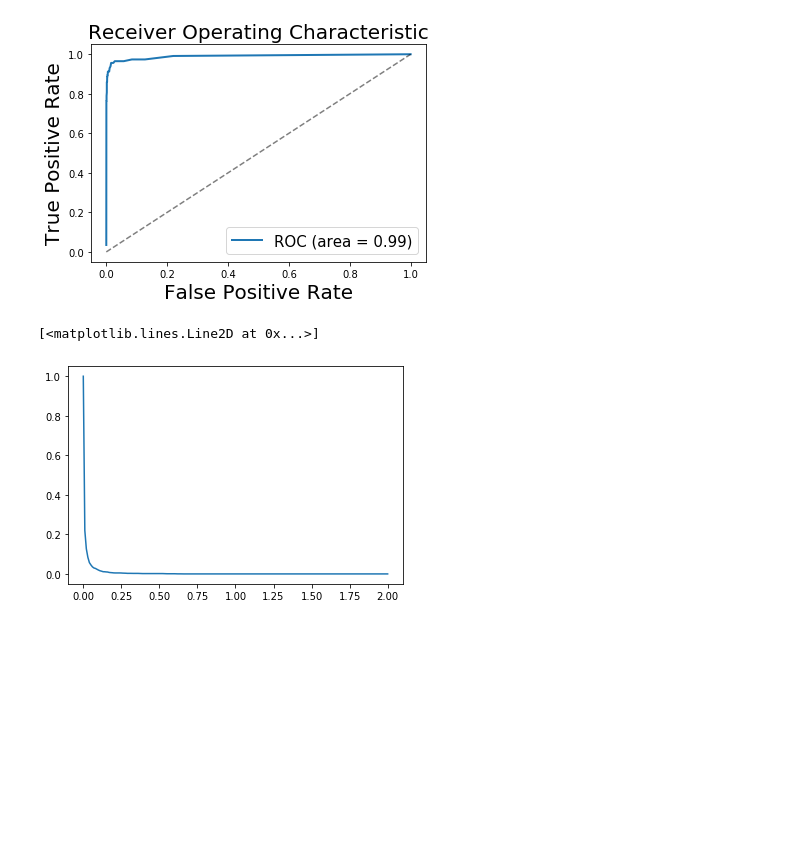
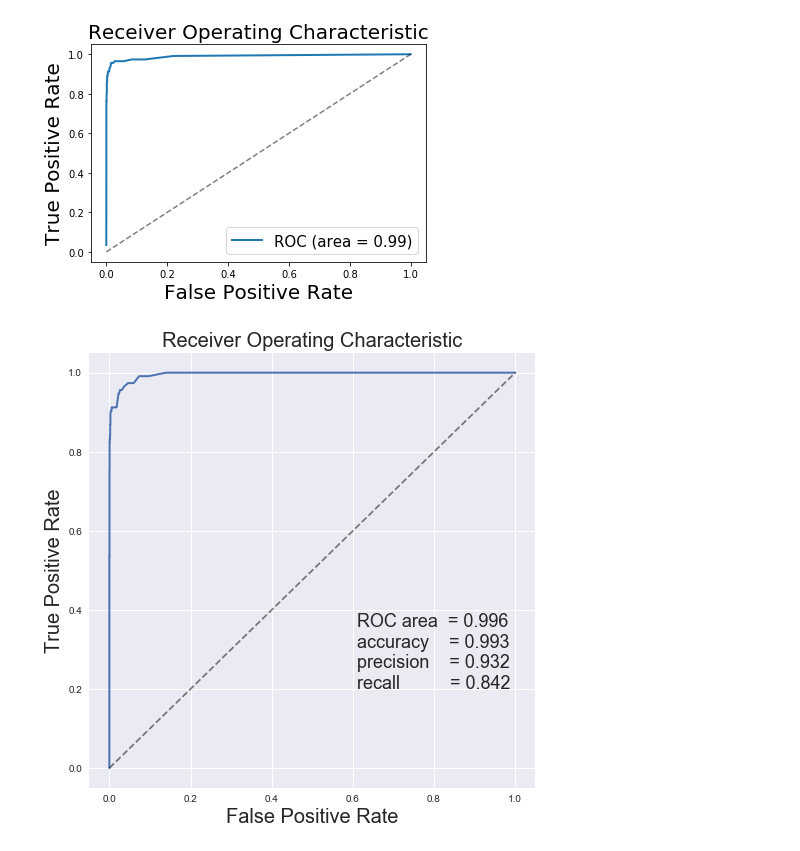
Before and after one commit to josephshanks/fraud-detector, a Jupyter notebook: model/RF_Model.ipynb, the cells around one changed output. Saved outputs shown, nothing was run; the diff lists cells and outputs as text; code cells hidden in the pictures; blank space fills up the shorter version.

Commit message:
add roc plot to images

```diff
--- a/model/RF_Model.ipynb
+++ b/model/RF_Model.ipynb
@@ -3,8 +3,9 @@ import pandas as pd
 import matplotlib.pyplot as plt
 import numpy as np
 from sklearn.linear_model import LogisticRegression
-from sklearn.metrics import confusion_matrix, accuracy_score, recall_score, precision_score, log_loss, make_scorer,roc_curve
+from sklearn.metrics import confusion_matrix, accuracy_score, recall_score, precision_score, log_loss, make_scorer,roc_curve, roc_auc_score
 from sklearn.ensemble import RandomForestClassifier, GradientBoostingClassifier
 from sklearn.model_selection import cross_val_score, train_test_split, GridSearchCV, KFold, RandomizedSearchCV
+plt.style.use('seaborn')
 # %%
 from src.clean_data import get_model_data
@@ -40,12 +40,15 @@ def random_forest(X_train, X_test, y_train, y_test):
     prob=model.predict_proba(X_test)
     #rmse = np.sqrt(mean_squared_error(y_test, y_predict))
     coeff = model.feature_importances_
+    accuracy = model.score(X_test, y_test)
+    precision = precision_score(y_test, y_predict)
+    recall = recall_score(y_test, y_predict)
     print("accuracy score:", model.score(X_test, y_test))
     print("precision score:", precision_score(y_test, y_predict))
     print("recall:", recall_score(y_test, y_predict))
-    return prob
+    return prob, accuracy, precision, recall
 # %%
 X_train,X_test,y_train,y_test=get_model_data('data/data.json')
 # %%
-prob=random_forest(X_train,X_test,y_train,y_test)
+prob, accuracy, precision, recall = random_forest(X_train,X_test,y_train,y_test)
 # %% [output]
@@ -68,9 +71,21 @@ plot_roc_curve(prob[:,1],y_test,ax,'ROC');
 # %% [output]
 [figure]
 # %%
-fpr,tpr,thresh=roc_curve(y_test,prob[:,1])
+fpr,tpr,thresholds=roc_curve(y_test,prob[:,1])
+auc = roc_auc_score(y_test, prob[:,1])
-# %%
-plt.plot(thresh,fpr)
-# %% [output]
-[<matplotlib.lines.Line2D at 0x...>]
-[figure, removed]
+# %%
+fig, ax = plt.subplots(figsize=(8,8))
+ax.plot(fpr, tpr, label='area = %2.2f' % auc, lw=2)
+ax.text(.61,.2,'\n'.join([
+    'ROC area  = %2.3f' % auc,
+    'accuracy    = %2.3f' % accuracy,
+    'precision    = %2.3f' % precision,
+    'recall          = %2.3f' % recall
+]), fontsize=18)
+ax.set_xlabel('False Positive Rate', fontsize=20)
+ax.set_ylabel('True Positive Rate', fontsize=20)
+ax.set_title('Receiver Operating Characteristic', fontsize=20)
+ax.plot([0,1], [0,1], color='k', ls='--', alpha=.5);
+fig.savefig('images/roc.png', bbox_inches='tight')
+# %% [output]
+[figure, added]
```
Also changed, not shown: parts of 2 cells of this notebook, 1 other file.
